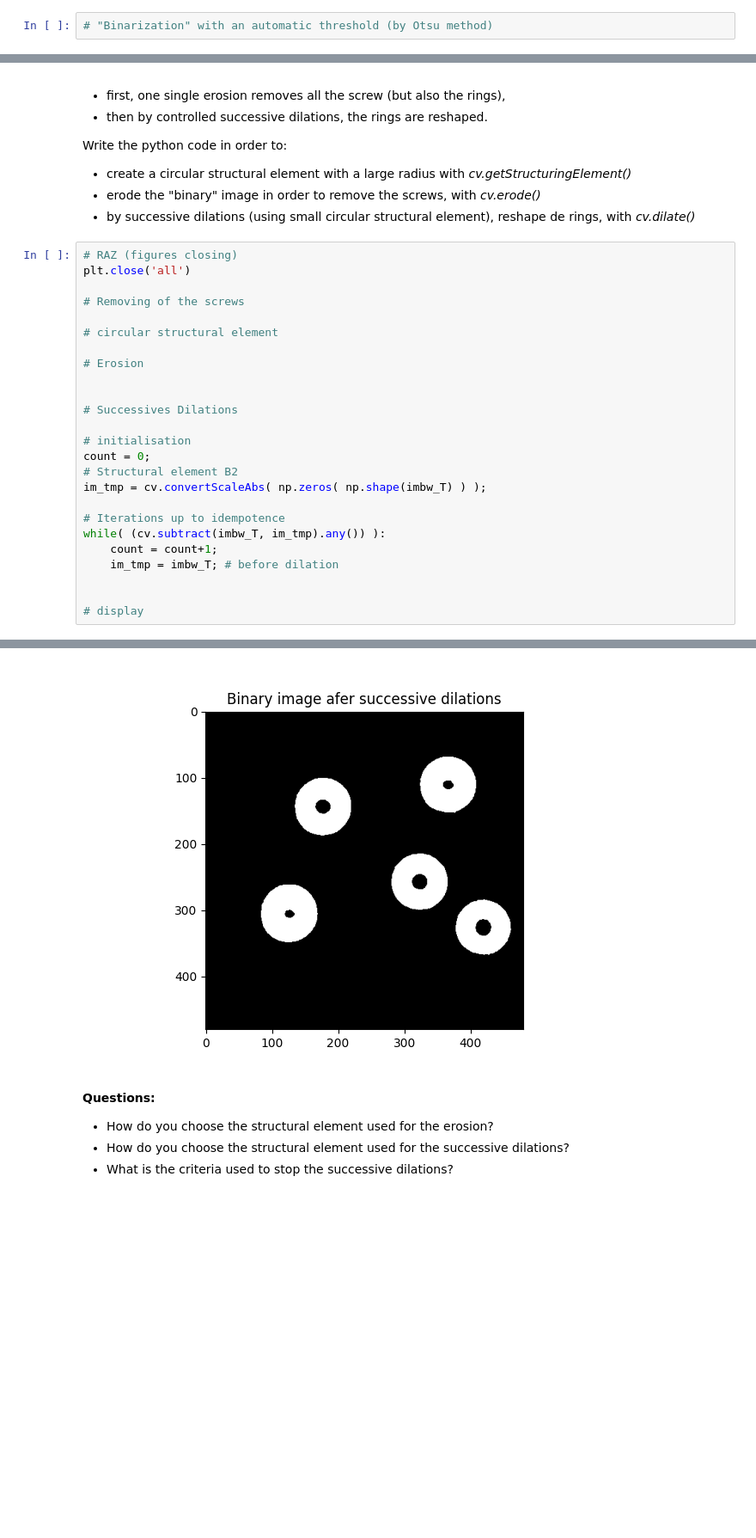
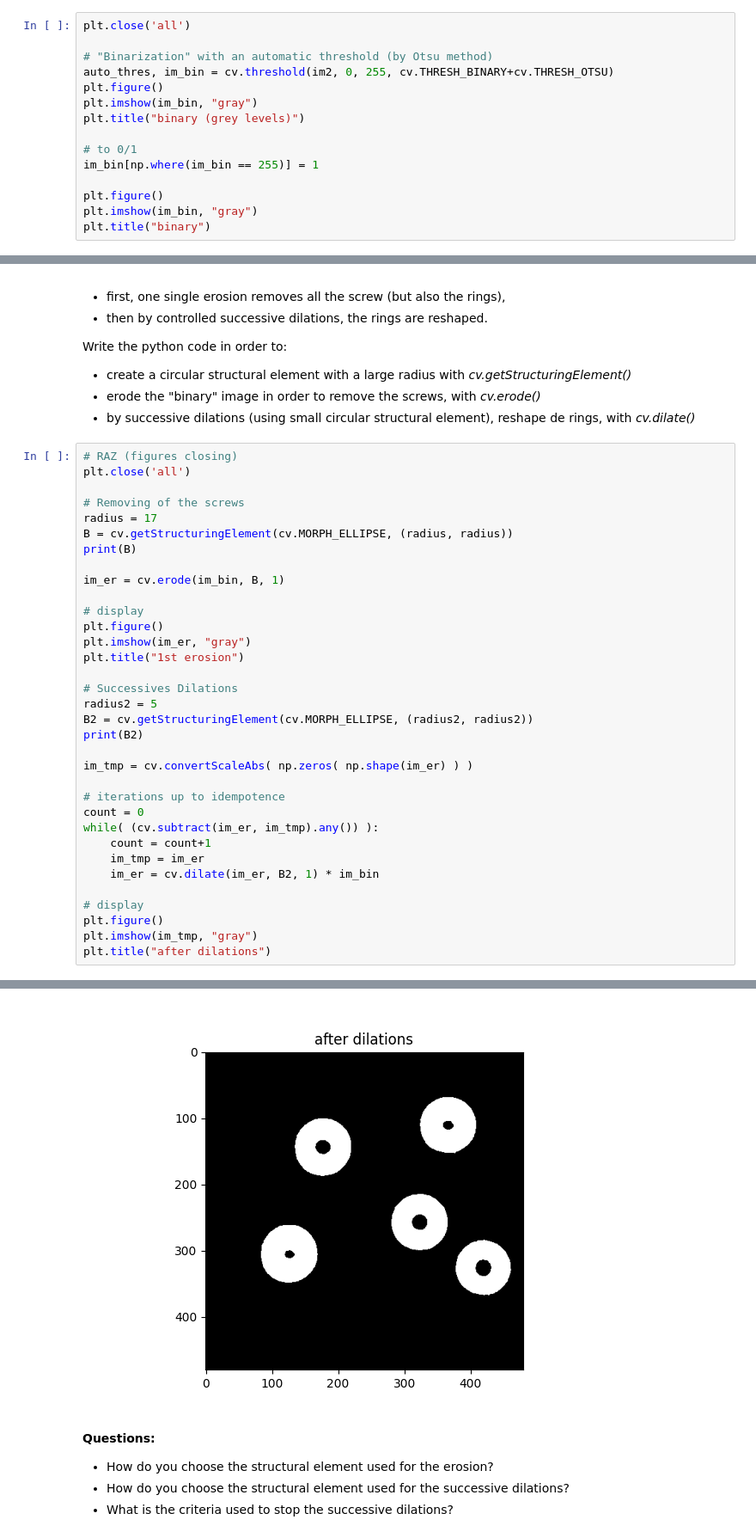
Before and after one commit to emerikaji/M1INFO-image-analysis, a Jupyter notebook: notebooks/TP5.ipynb, the cells around one changed output, grey strips where cells are left out. Shown at 86% size. Saved outputs shown, nothing was run; the diff lists cells and outputs as text; blank space fills up the shorter version.

```diff
--- a/notebooks/TP5.ipynb
+++ b/notebooks/TP5.ipynb
@@ -81,5 +94,18 @@ Check that the resul is correct such as background's pixels are equal to 0, form
 
 Note that OpenCV will use images in uint8 format (and not boolean) in the following steps.
 # %%
+plt.close('all')
+
 # "Binarization" with an automatic threshold (by Otsu method)
+auto_thres, im_bin = cv.threshold(im2, 0, 255, cv.THRESH_BINARY+cv.THRESH_OTSU)
+plt.figure()
+plt.imshow(im_bin, "gray")
+plt.title("binary (grey levels)")
+
+# to 0/1
+im_bin[np.where(im_bin == 255)] = 1
+
+plt.figure()
+plt.imshow(im_bin, "gray")
+plt.title("binary")
 # %% [output]
@@ -105,24 +130,33 @@ Write the python code in order to:
 plt.close('all')
 
 # Removing of the screws
+radius = 17
+B = cv.getStructuringElement(cv.MORPH_ELLIPSE, (radius, radius))
+print(B)
 
-# circular structural element
+im_er = cv.erode(im_bin, B, 1)
 
-# Erosion
-
+# display
+plt.figure()
+plt.imshow(im_er, "gray")
+plt.title("1st erosion")
 
 # Successives Dilations
+radius2 = 5
+B2 = cv.getStructuringElement(cv.MORPH_ELLIPSE, (radius2, radius2))
+print(B2)
 
-# initialisation
-count = 0;
-# Structural element B2
-im_tmp = cv.convertScaleAbs( np.zeros( np.shape(imbw_T) ) );
+im_tmp = cv.convertScaleAbs( np.zeros( np.shape(im_er) ) )
 
-# Iterations up to idempotence
-while( (cv.subtract(imbw_T, im_tmp).any()) ):
-    count = count+1;
-    im_tmp = imbw_T; # before dilation
-
+# iterations up to idempotence
+count = 0
+while( (cv.subtract(im_er, im_tmp).any()) ):
+    count = count+1
+    im_tmp = im_er
+    im_er = cv.dilate(im_er, B2, 1) * im_bin
 
 # display
+plt.figure()
+plt.imshow(im_tmp, "gray")
+plt.title("after dilations")
 # %% [output]
@@ -131,4 +182,4 @@ Number of dilations: 4
-[figure, old version]
+[figure, new version]
 # %% [markdown]
 **Questions:**
 
```
Also changed, not shown: parts of 11 cells of this notebook, 1 other file.
